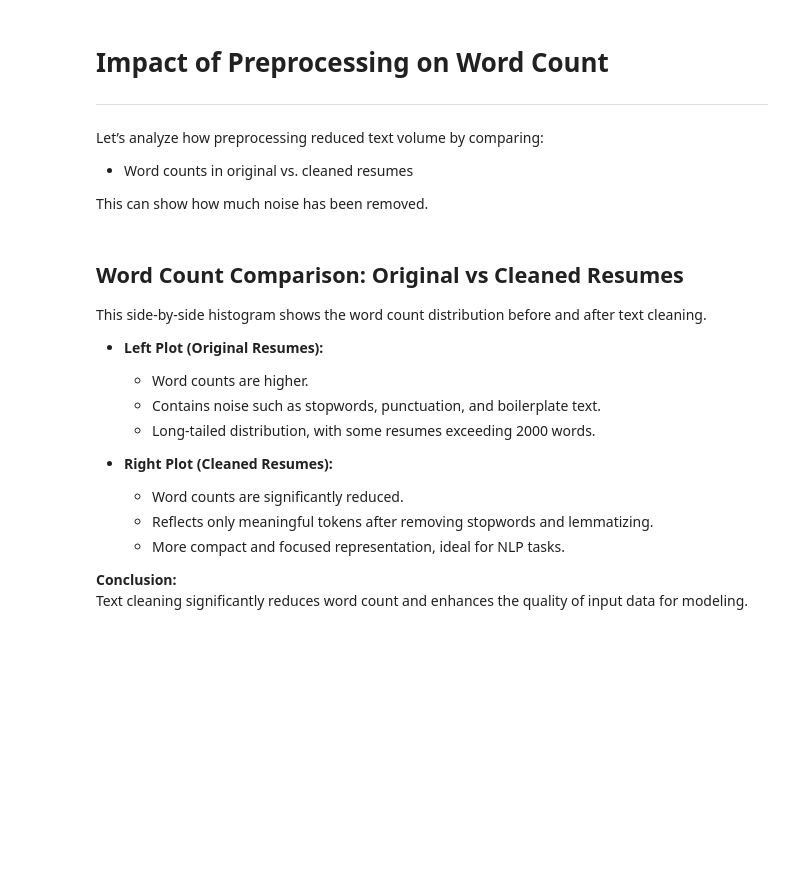
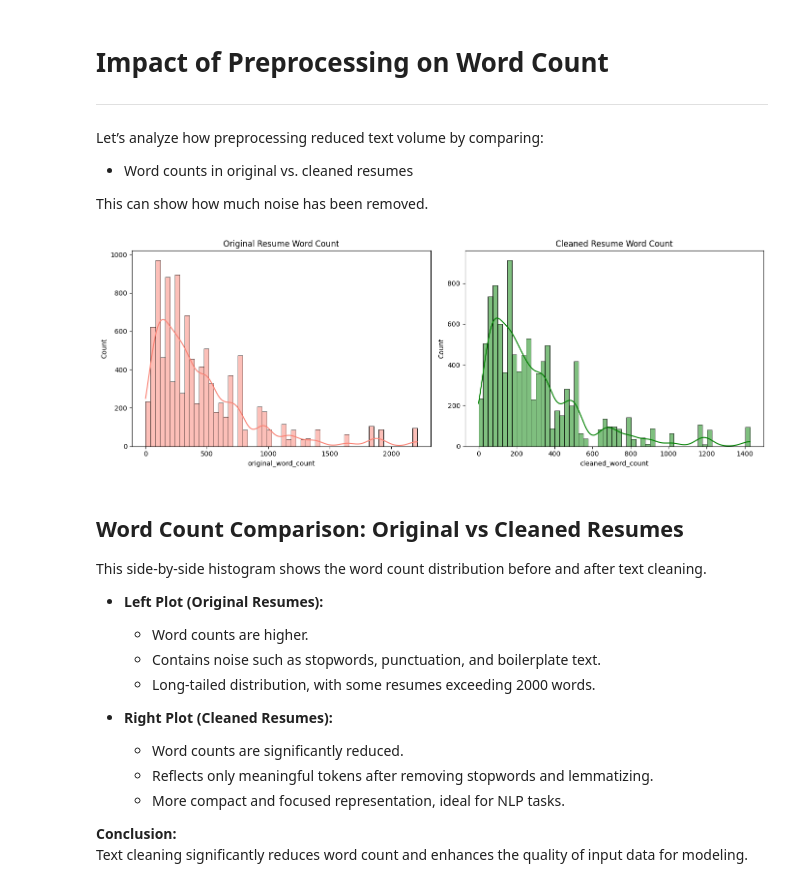
Before and after one commit to omarbasha19/NLP-Resume-Matching-System, a Jupyter notebook: NLP_Code.ipynb, the cells around one changed output. Drawn from its saved outputs; the diff is of its cells as text; code cells hidden in the pictures; blank space fills up the shorter version.

```diff
--- a/NLP_Code.ipynb
+++ b/NLP_Code.ipynb
@@ -368,9 +432,13 @@ Returns: Cleaned & semantically normalized text string.
 #--------------------------------------------
 
 def clean_text(text):
+    if not isinstance(text, str):
+        return ''
+
     text = unicodedata.normalize("NFKD", text)
     text = re.sub(r'[^a-zA-Z\s]', '', text)
     text = text.lower()
+    text = re.sub(r'\s+', ' ', text).strip()
     return text
 
 #-------------------------------------------
@@ -473,23 +546,25 @@ This can show how much noise has been removed.
 # %%
 #------------------------------------------
 # Compare Word Counts Before & After
 #------------------------------------------
 
-df['original_word_count'] = df['Resume'].apply(lambda x: len(x.split()))
-df['cleaned_word_count'] = df['Cleaned_Resume'].apply(lambda x: len(x.split()))
+df['original_word_count'] = df['Resume'].fillna('').astype(str).apply(lambda x: len(x.split()))
+df['cleaned_word_count'] = df['Cleaned_Resume'].fillna('').astype(str).apply(lambda x: len(x.split()))
 
 plt.figure(figsize=(14,5))
 
 plt.subplot(1,2,1)
 sns.histplot(df['original_word_count'], color='salmon', kde=True)
 plt.title("Original Resume Word Count")
 
 plt.subplot(1,2,2)
 sns.histplot(df['cleaned_word_count'], color='green', kde=True)
 plt.title("Cleaned Resume Word Count")
 
 plt.tight_layout()
 plt.show()
+# %% [output]
+[figure, added]
 # %% [markdown]
 ##  Word Count Comparison: Original vs Cleaned Resumes
 
```
Also changed, not shown: parts of 34 cells of this notebook.
